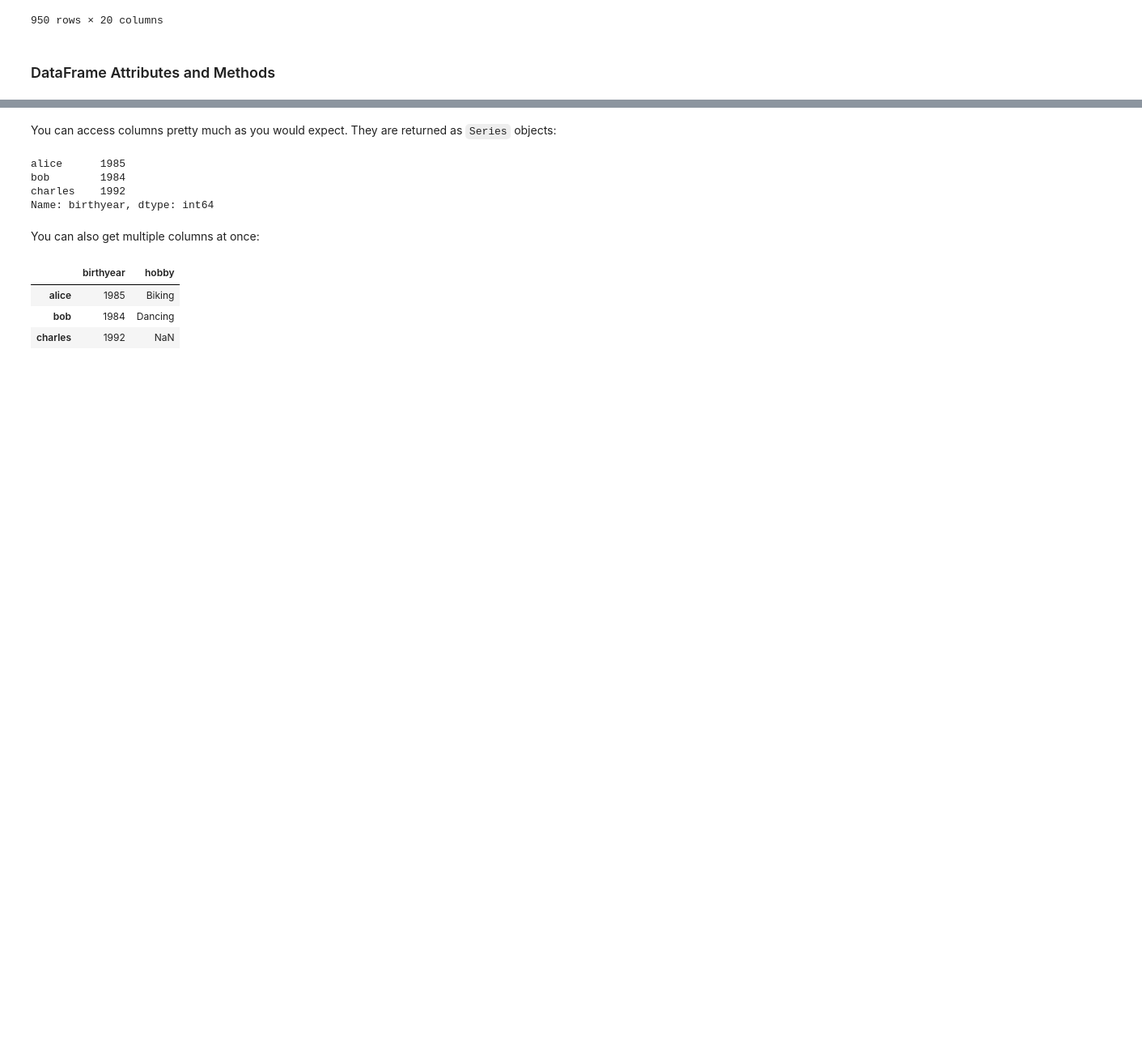
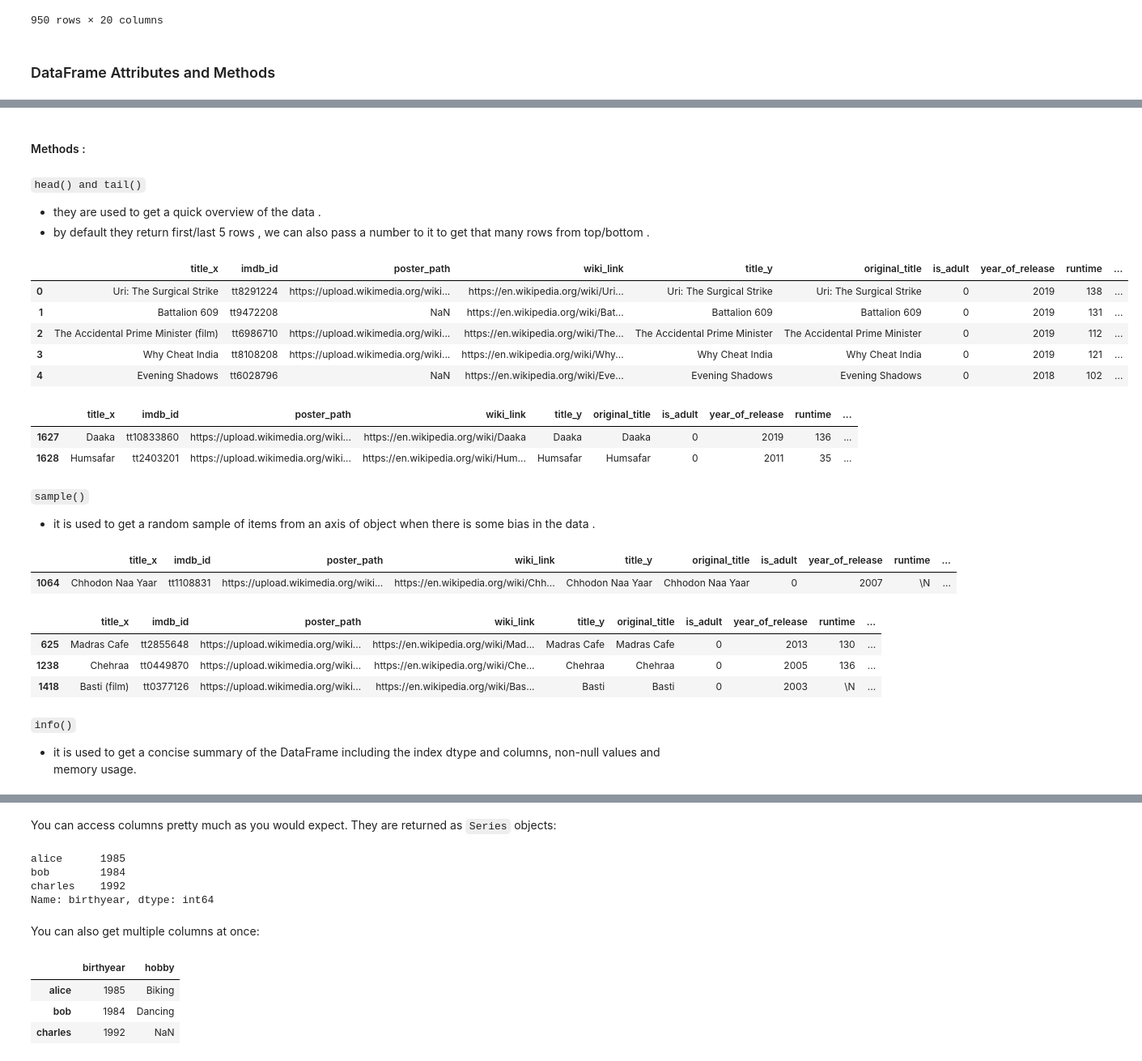
Before and after one commit to DevRitesh08/0.-Preparatory-Topics-for-ML, a Jupyter notebook: Pandas/tools_pandas.ipynb, the cells around one changed output, grey strips where cells are left out. Shown: that part at 81% size. Saved outputs shown, nothing was run; the diff lists cells and outputs as text; code cells hidden in the pictures; blank space fills up the shorter version.

```diff
--- a/Pandas/tools_pandas.ipynb
+++ b/Pandas/tools_pandas.ipynb
@@ -865,0 +978,39 @@ ipl_matches
+# %% [markdown]
+#### Methods :
+# %% [markdown]
+`head() and tail()`
+- they are used to get a quick overview of the data .
+- by default they return first/last 5 rows , we can also pass a number to it to get that many rows from top/bottom .
+# %%
+movies_df.head()
+# %% [output]
+|  | title_x | imdb_id | poster_path | wiki_link | title_y | original_title | is_adult | year_of_release | runtime | ... |
+| 0 | Uri: The Surgical Strike | tt8291224 | https://upload.wikimedia.org/wiki... | https://en.wikipedia.org/wiki/Uri... | Uri: The Surgical Strike | Uri: The Surgical Strike | 0 | 2019 | 138 | ... |
+| 1 | Battalion 609 | tt9472208 | NaN | https://en.wikipedia.org/wiki/Bat... | Battalion 609 | Battalion 609 | 0 | 2019 | 131 | ... |
+| 2 | The Accidental Prime Minister (film) | tt6986710 | https://upload.wikimedia.org/wiki... | https://en.wikipedia.org/wiki/The... | The Accidental Prime Minister | The Accidental Prime Minister | 0 | 2019 | 112 | ... |
+| 3 | Why Cheat India | tt8108208 | https://upload.wikimedia.org/wiki... | https://en.wikipedia.org/wiki/Why... | Why Cheat India | Why Cheat India | 0 | 2019 | 121 | ... |
+| 4 | Evening Shadows | tt6028796 | NaN | https://en.wikipedia.org/wiki/Eve... | Evening Shadows | Evening Shadows | 0 | 2018 | 102 | ... |
+# %%
+movies_df.tail(2)
+# %% [output]
+|  | title_x | imdb_id | poster_path | wiki_link | title_y | original_title | is_adult | year_of_release | runtime | ... |
+| 1627 | Daaka | tt10833860 | https://upload.wikimedia.org/wiki... | https://en.wikipedia.org/wiki/Daaka | Daaka | Daaka | 0 | 2019 | 136 | ... |
+| 1628 | Humsafar | tt2403201 | https://upload.wikimedia.org/wiki... | https://en.wikipedia.org/wiki/Hum... | Humsafar | Humsafar | 0 | 2011 | 35 | ... |
+# %% [markdown]
+`sample()`
+- it is used to get a random sample of items from an axis of object when there is some bias in the data .
+# %%
+movies_df.sample()
+# %% [output]
+|  | title_x | imdb_id | poster_path | wiki_link | title_y | original_title | is_adult | year_of_release | runtime | ... |
+| 1064 | Chhodon Naa Yaar | tt1108831 | https://upload.wikimedia.org/wiki... | https://en.wikipedia.org/wiki/Chh... | Chhodon Naa Yaar | Chhodon Naa Yaar | 0 | 2007 | \N | ... |
+# %%
+movies_df.sample(3)
+# %% [output]
+|  | title_x | imdb_id | poster_path | wiki_link | title_y | original_title | is_adult | year_of_release | runtime | ... |
+| 625 | Madras Cafe | tt2855648 | https://upload.wikimedia.org/wiki... | https://en.wikipedia.org/wiki/Mad... | Madras Cafe | Madras Cafe | 0 | 2013 | 130 | ... |
+| 1238 | Chehraa | tt0449870 | https://upload.wikimedia.org/wiki... | https://en.wikipedia.org/wiki/Che... | Chehraa | Chehraa | 0 | 2005 | 136 | ... |
+| 1418 | Basti (film) | tt0377126 | https://upload.wikimedia.org/wiki... | https://en.wikipedia.org/wiki/Bas... | Basti | Basti | 0 | 2003 | \N | ... |
+# %% [markdown]
+`info()`
+- it is used to get a concise summary of the DataFrame including the index dtype and columns, non-null values and memory usage.
```
Also changed, not shown: parts of 56 cells of this notebook.
